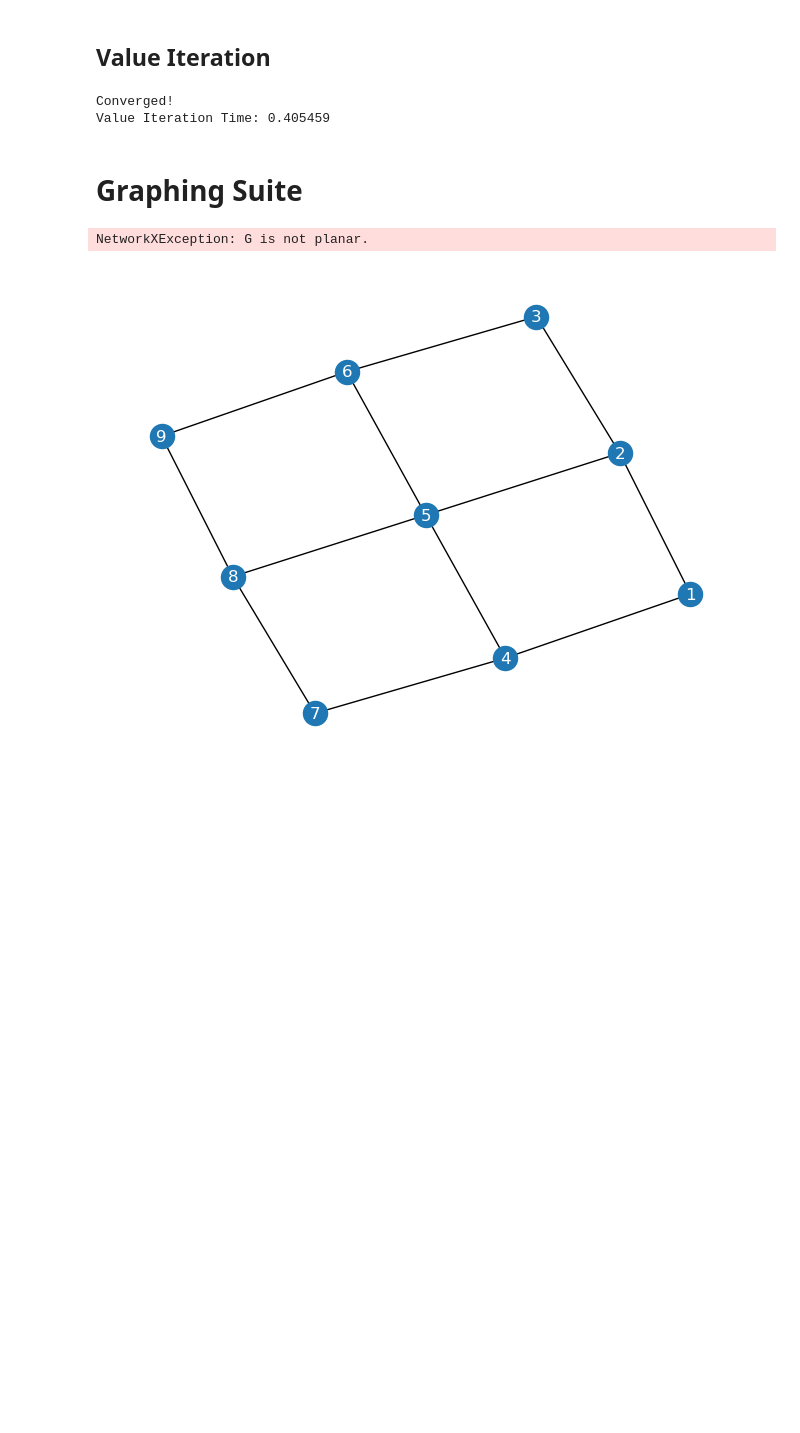
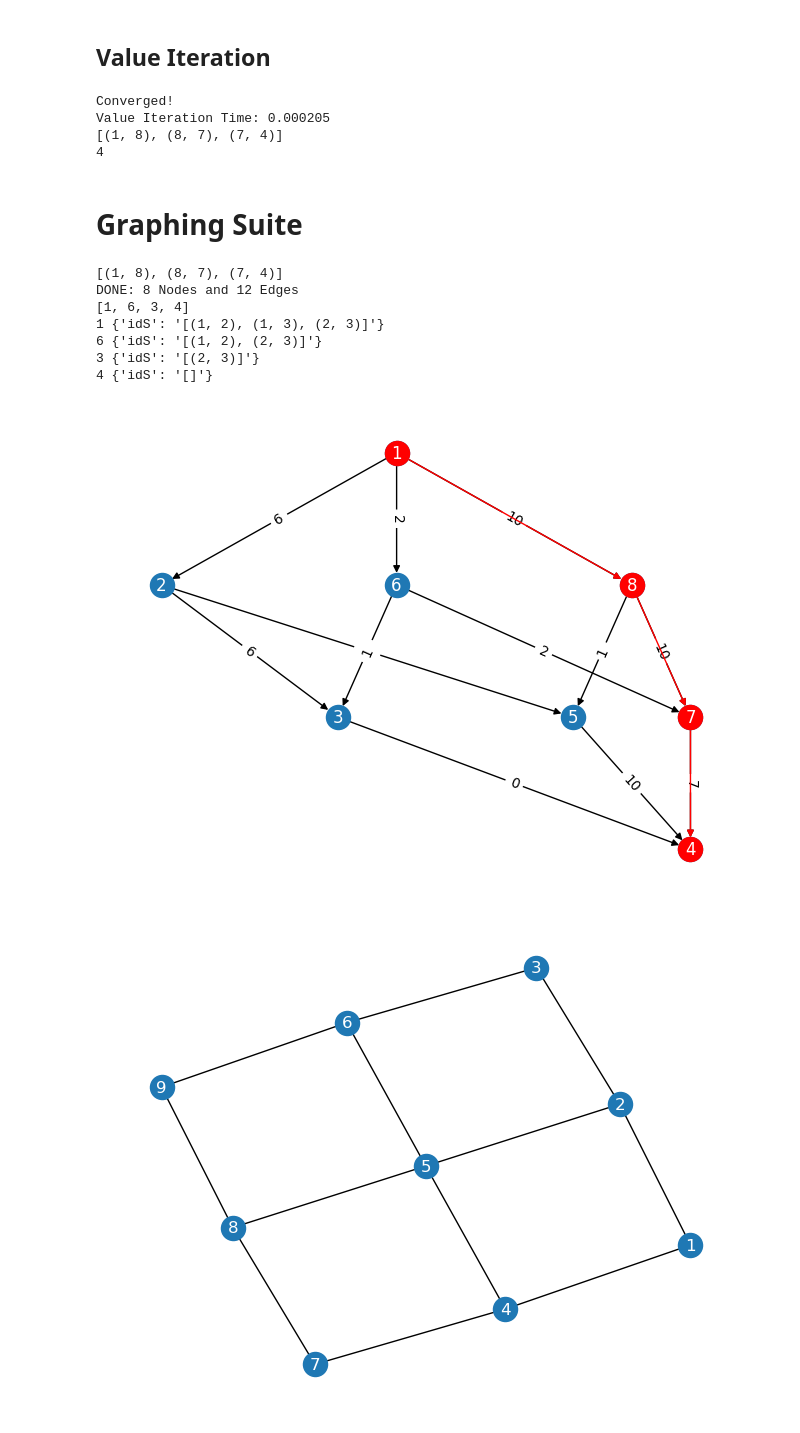
Before and after one commit to labicon/ORASP-Code, a Jupyter notebook: AssemblyGeneration-Fast.ipynb, the cells around one changed output. Drawn from its saved outputs; the diff is of its cells as text; code cells hidden in the pictures; blank space fills up the shorter version.

Commit message:
ignoring part 2 and 3 of update; Demowork-4; Got the demo working, updated the files of the fuel consumed estimates, added Djikstra's Algo and switched from Reward to Cost system

```diff
--- a/AssemblyGeneration-Fast.ipynb
+++ b/AssemblyGeneration-Fast.ipynb
@@ -73,9 +73,7 @@ def recurGen(p, H, G):
                 idString = str(Hnew.edges())
                 nextState = next((x for x, y in nx.get_node_attributes(G,'idS').items() if y == idString), None)
                 if(nextState is not None):
-                    G.add_node(i, idS=idString)
-                    G.add_edge(p,i, a=c, r=R(p,c))
-                    G.add_edge(i,nextState, a=c, r=R(p,c))
+                    G.add_edge(p,nextState, a=c, r=R(p,c))
                 else:
                     G.add_node(i, idS=idString)
                     G.add_edge(p,i, a=c, r=R(p,c))
@@ -199,43 +229,77 @@ start = time.time()
 V, π = ValueIteration(G, H, maxIter, eps)
 end = time.time()
 print("Value Iteration Time: %f" % (end-start))
+
+try:
+    S = range(1, G.number_of_nodes()+1)
+    path = [1, π[1][0]]
+    path_edges = [(1, path[-1])]
+    while(True):
+        currState = path[-1]
+        nextState = π[currState][0]
+        if(nextState in S):
+            path.append(nextState)
+            path_edges.append((currState, nextState))
+        else:
+            break
+    print(path_edges)
+except:
+    print("No Policy Found")
+print(len(path))
 # %% [output]
 Converged!
-Value Iteration Time: 0.405459
+Value Iteration Time: 0.000205
+[(1, 8), (8, 7), (7, 4)]
+4
 # %% [markdown]
 # Graphing Suite
 # %%
 try:
     pos = hierarchy_pos(G,1)
 except:
     pos = nx.planar_layout(G)
 actions = nx.get_edge_attributes(G,'r')
 labels = nx.get_node_attributes(G,'r')
 nx.draw(G, pos, with_labels=True, font_color="#FFFFFF")
 nx.draw_networkx_edge_labels(G, pos, edge_labels = actions)
 
 
 try:
     S = range(1, G.number_of_nodes()+1)
     path = [1, π[1][0]]
     path_edges = [(1, path[-1])]
     while(True):
         currState = path[-1]
         nextState = π[currState][0]
         if(nextState in S):
             path.append(nextState)
             path_edges.append((currState, nextState))
         else:
             break
     print(path_edges)
     nx.draw_networkx_nodes(G,pos,nodelist=path,node_color='r')
     nx.draw_networkx_edges(G,pos,edgelist=path_edges,edge_color='r',width=1)
 except:
     print("No Policy Found")
 
 print("DONE: %d Nodes and %d Edges" % (G.number_of_nodes(), G.number_of_edges()))
+
+costs = nx.get_edge_attributes(G,'r')
+e = [(i[0], i[1], costs[i]) for i in costs.keys()]
+G.add_weighted_edges_from(e)
+path = nx.dijkstra_path(G, 1, 4)
+print(path)
+for i in path:
+    print(i, G.nodes()[i])
 # %% [output]
-NetworkXException: G is not planar.
+[(1, 8), (8, 7), (7, 4)]
+DONE: 8 Nodes and 12 Edges
+[1, 6, 3, 4]
+1 {'idS': '[(1, 2), (1, 3), (2, 3)]'}
+6 {'idS': '[(1, 2), (2, 3)]'}
+3 {'idS': '[(2, 3)]'}
+4 {'idS': '[]'}
+[figure, added]
 # %%
 nx.draw(H, with_labels=True, font_color="#FFFFFF")
 # %% [output]
```
Also changed, not shown: parts of 3 cells of this notebook, 1 other file.
